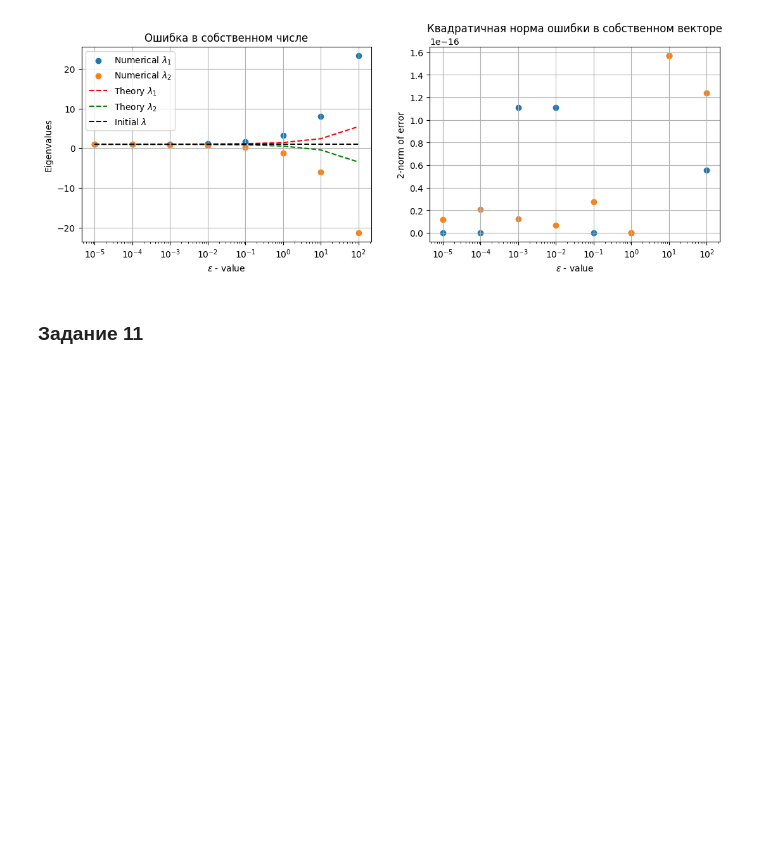
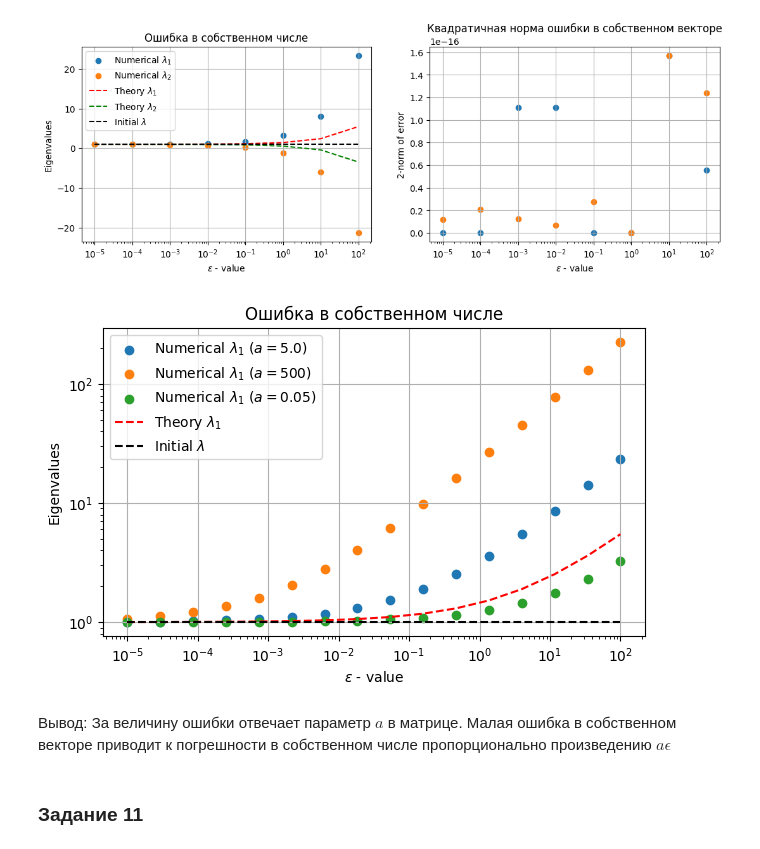
Before and after one commit to isvoropaev02/matrix_algorithms, a Jupyter notebook: lab4/lab4schur.ipynb, the cells around one changed output. Cells and saved outputs as stored; diff of their text form; code cells hidden in the pictures; blank space fills up the shorter version.

```diff
--- a/lab4/lab4schur.ipynb
+++ b/lab4/lab4schur.ipynb
@@ -549,6 +549,28 @@ ax_2.grid()
 plt.show()
 # %% [output]
 [figure]
+# %%
+fig3_2 = plt.figure(figsize=[7,4])
+
+ax_1 = fig3_2.add_subplot(111)
+ax_1.set_title('Ошибка в собственном числе')
+ax_1.scatter(eps, eigvals_arr[:, 0], label=r'Numerical $\lambda_1$ ($a=5.0$)')
+ax_1.scatter(eps, eigvals_arr1[:, 0], label=r'Numerical $\lambda_1$ ($a=500$)')
+ax_1.scatter(eps, eigvals_arr2[:, 0], label=r'Numerical $\lambda_1$ ($a=0.05$)')
+ax_1.plot(eps, eigvals_arr_theory[:, 0], 'r--', label=r'Theory $\lambda_1$')
+ax_1.plot(eps, [1]*eps.shape[0], 'k--', label=r'Initial $\lambda$')
+ax_1.set_xlabel(r'$\epsilon$ - value')
+ax_1.set_ylabel('Eigenvalues')
+ax_1.set_xscale('log')
+ax_1.set_yscale('log')
+ax_1.legend()
+ax_1.grid()
+
+plt.show()
+# %% [output]
+[figure, added]
+# %% [markdown]
+Вывод: За величину ошибки отвечает параметр $a$ в матрице. Малая ошибка в собственном векторе приводит к погрешности в собственном числе пропорционально произведению $a\epsilon$
 # %% [markdown]
 ### Задание 11
 # %% [markdown]
```
Also changed, not shown: parts of 11 cells of this notebook.
